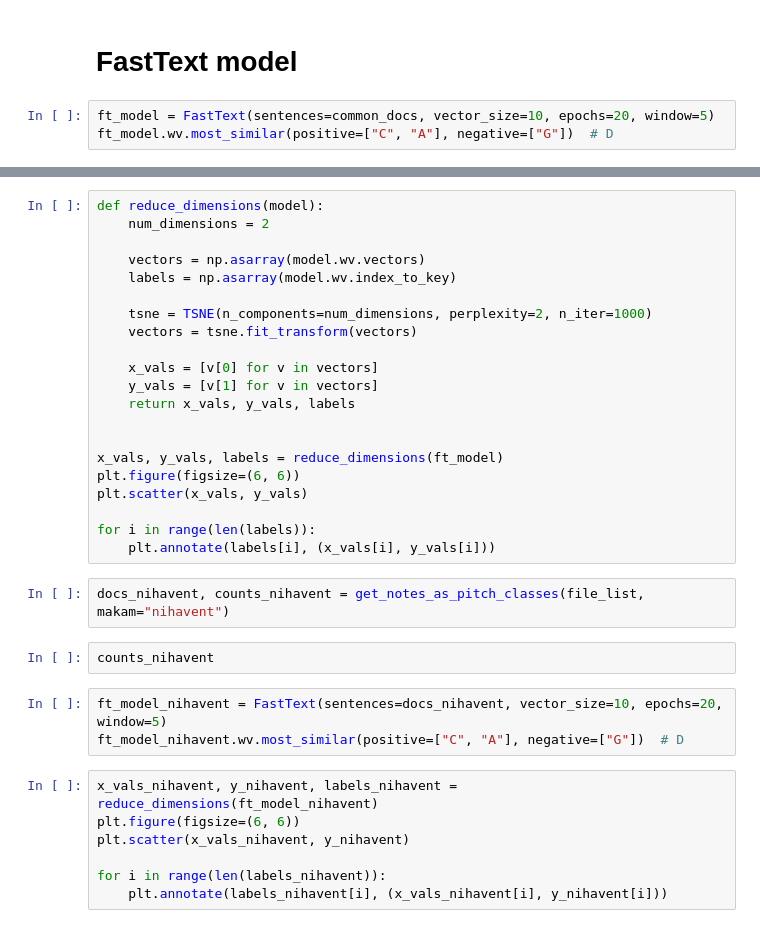
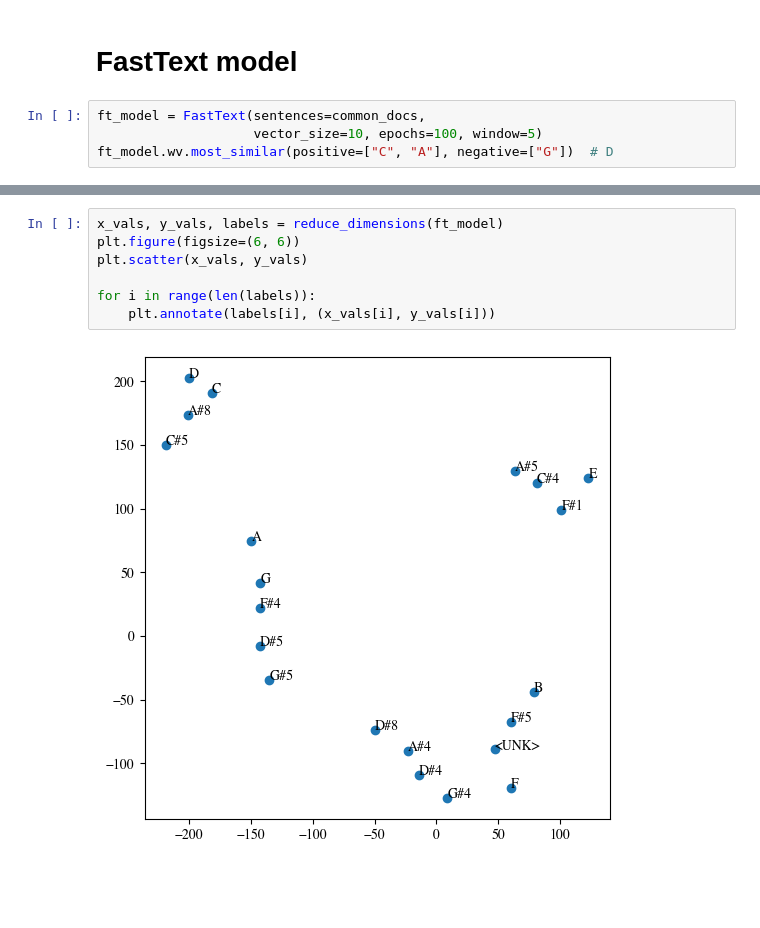
Before and after one commit to ihpar/musvec, a Jupyter notebook: reder.ipynb, the cells around one changed output, grey strips where cells are left out. Cells and saved outputs as stored; diff of their text form; blank space fills up the shorter version.

```diff
--- a/reder.ipynb
+++ b/reder.ipynb
@@ -81,5 +68,6 @@ w2v_model.wv.most_similar(positive=["C", "A"], negative=["G"])  # D
 # %% [markdown]
 # FastText model
 # %%
-ft_model = FastText(sentences=common_docs, vector_size=10, epochs=20, window=5)
+ft_model = FastText(sentences=common_docs,
+                    vector_size=10, epochs=100, window=5)
 ft_model.wv.most_similar(positive=["C", "A"], negative=["G"])  # D
@@ -117,35 +102,9 @@ for current in ft_model.wv.key_to_index:
 # %%
-def reduce_dimensions(model):
-    num_dimensions = 2
-
-    vectors = np.asarray(model.wv.vectors)
-    labels = np.asarray(model.wv.index_to_key)
-
-    tsne = TSNE(n_components=num_dimensions, perplexity=2, n_iter=1000)
-    vectors = tsne.fit_transform(vectors)
-
-    x_vals = [v[0] for v in vectors]
-    y_vals = [v[1] for v in vectors]
-    return x_vals, y_vals, labels
-
-
 x_vals, y_vals, labels = reduce_dimensions(ft_model)
 plt.figure(figsize=(6, 6))
 plt.scatter(x_vals, y_vals)
 
 for i in range(len(labels)):
     plt.annotate(labels[i], (x_vals[i], y_vals[i]))
+# %% [output]
+[figure, added]
-# %%
-docs_nihavent, counts_nihavent = get_notes_as_pitch_classes(file_list, makam="nihavent")
-# %%
-counts_nihavent
-# %%
-ft_model_nihavent = FastText(sentences=docs_nihavent, vector_size=10, epochs=20, window=5)
-ft_model_nihavent.wv.most_similar(positive=["C", "A"], negative=["G"])  # D
-# %%
-x_vals_nihavent, y_nihavent, labels_nihavent = reduce_dimensions(ft_model_nihavent)
-plt.figure(figsize=(6, 6))
-plt.scatter(x_vals_nihavent, y_nihavent)
-
-for i in range(len(labels_nihavent)):
-    plt.annotate(labels_nihavent[i], (x_vals_nihavent[i], y_nihavent[i]))
```
Also changed, not shown: parts of 18 cells of this notebook, 4 other files.
